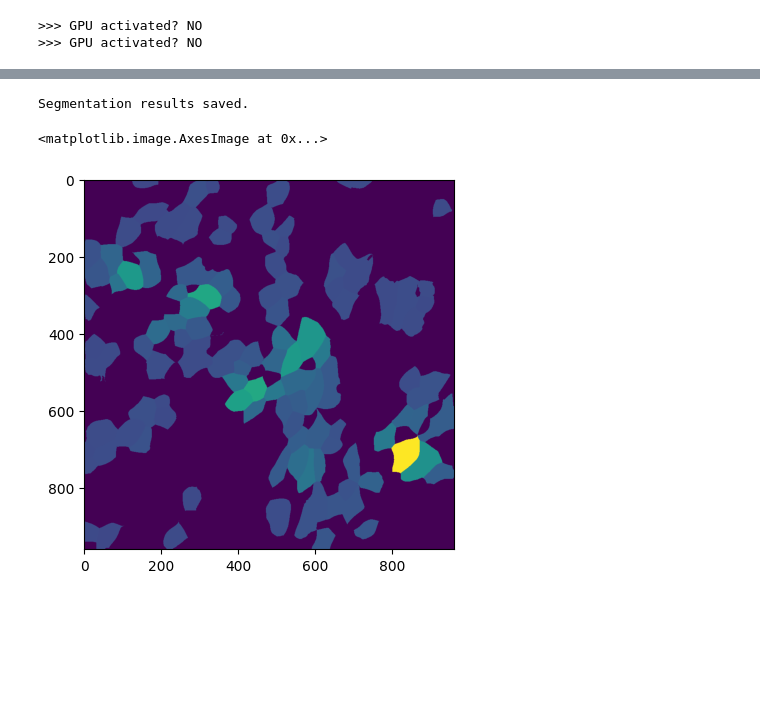
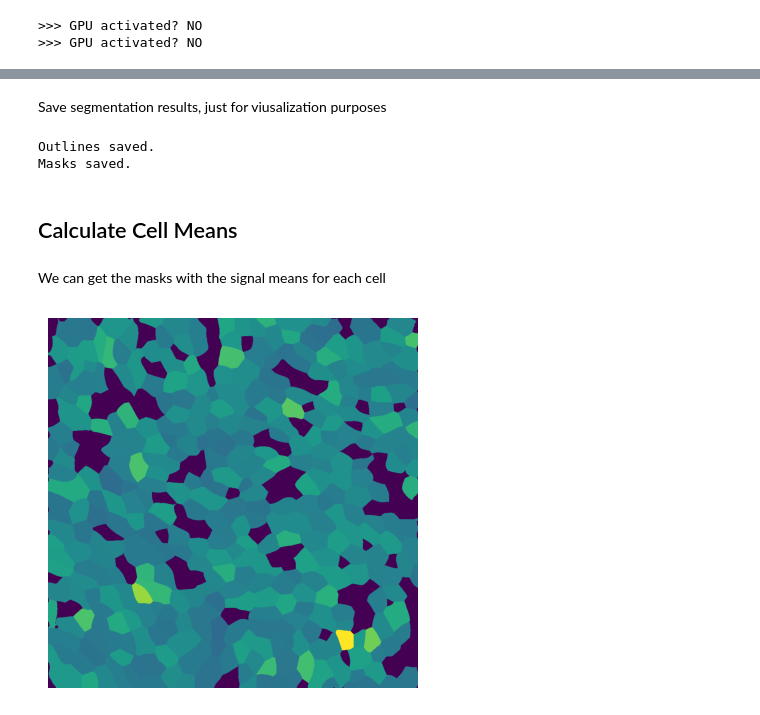
Before and after one commit to quasar1357/ivi-imaging, a Jupyter notebook: vetsuisse25_imaging_tests03.ipynb, the cells around one changed output, grey strips where cells are left out. Drawn from its saved outputs; the diff is of its cells as text; code cells hidden in the pictures; blank space fills up the shorter version.

Commit message:
working on cell means etc.

```diff
--- a/vetsuisse25_imaging_tests03.ipynb
+++ b/vetsuisse25_imaging_tests03.ipynb
@@ -27,7 +26,7 @@ The autoreload extension is already loaded. To reload it, use:
 # %% [markdown]
 Create an object with the path to the data.
 # %%
-in_path = "../imaging_data/21122022_images_jinglecells_SO_AK"
+in_path = "../imaging_data/21122022_images_jinglecells_SO_AK/MERS"
 ca = CellAnalyzer(in_path)
 # %% [output]
 >>> GPU activated? NO
@@ -86,27 +75,0 @@ masks, flows, styles, imgs_dn, outlines = ca.segment(channels=[3,1])
-# %%
-# Make cell IDs unique (continuing from previous image)
-prev_max = 0
-new_masks = []
-for i, mask in enumerate(masks):
-
-    new_mask = mask.copy()
-    # Add the number of cells to the DataFrame (as int)
-    new_max = mask.max()
-    print("prev_max", prev_max, "new_max", mask.max())
-    ca.df.at[i, "num_cells"] = new_max - prev_max
-    # Make the cell IDs unique
-    new_mask += prev_max
-    new_mask[new_mask == prev_max] = 0
-
-    # Save the cell IDs in the DataFrame
-    ca.df.at[i, "cell_id_min"] = prev_max + 1
-    ca.df.at[i, "cell_id_max"] = new_max
-
-    # Set the previous max to the current max
-    prev_max = new_mask.max()
-
-    # Append the new mask to the list
-    new_masks.append(new_mask)
-
-# Save the new masks in the object
-ca.masks = new_masks
@@ -128,5 +101,10 @@ prev_max 3333 new_max 334
+# %% [markdown]
+Save segmentation results, just for viusalization purposes
 # %%
-ca.save_segmentations()
+ca.save_segmentation_imgs(background_channels=[4,2])
 # %% [output]
-Segmentation results saved.
+Outlines saved.
+Masks saved.
+# %% [markdown]
+## Calculate Cell Means
 # %%
@@ -134,6 +112,9 @@ ca.get_means({"cilia": 4, "inf": 2})
+# %% [markdown]
+We can get the masks with the signal means for each cell
 # %%
-ex_mean_mask = ca.signal_means_masks["inf"][0]
+ex_mean_mask = ca.signals_masks["cilia"][3]
 plt.imshow(ex_mean_mask)
+plt.axis("off")
+plt.show()
 # %% [output]
-<matplotlib.image.AxesImage at 0x...>
-[figure, old version]
+[figure, new version]
```
Also changed, not shown: parts of 43 cells of this notebook, 5 other files.
